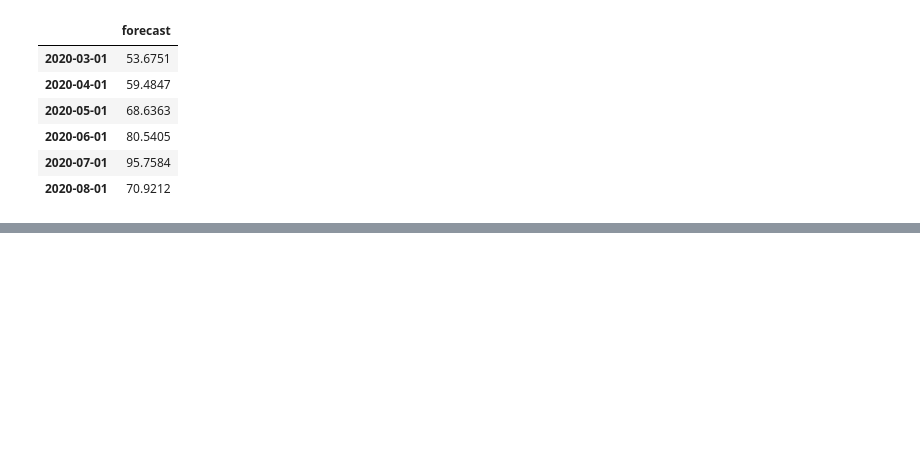
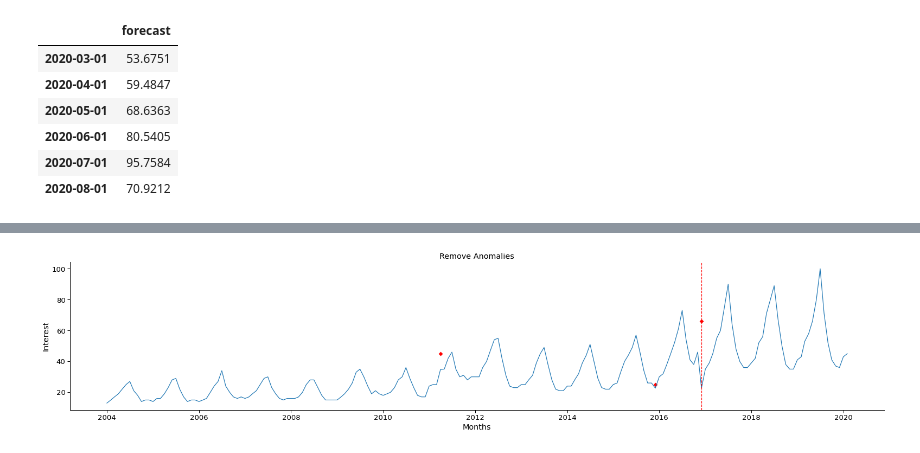
Before and after one commit to razielar/coursera_time_series_forecasting, a Jupyter notebook: anomaly_detection/AnomalyDetection_STL.ipynb, the cells around one changed output, grey strips where cells are left out. Drawn from its saved outputs; the diff is of its cells as text; code cells hidden in the pictures; blank space fills up the shorter version.

```diff
--- a/anomaly_detection/AnomalyDetection_STL.ipynb
+++ b/anomaly_detection/AnomalyDetection_STL.ipynb
@@ -360,2 +360,5 @@ plt.tight_layout()
 What to do about the anamaly?
 * Simple idea: use mean of other months
+# %%
+adjusted_data = train.copy(deep= True)
+adjusted_data
@@ -361,0 +382,14 @@ What to do about the anamaly?
+# %%
+december_data = df[df.index.month == 12]
+april_data = df[df.index.month == 4]
+
+# Replace April Anomalies
+adjusted_data.loc[anomalies.index[0]] = april_data[april_data.index != anomalies.index[0]].mean()
+# Replace December Anomalies
+december_replace_value = december_data[~december_data.index.isin(anomalies.index[1:3])].mean()
+
+adjusted_data.loc[anomalies.index[1]] = december_replace_value
+adjusted_data.loc[anomalies.index[2]] = december_replace_value
+
+# Confirm
+adjusted_data.loc[anomalies.index]
@@ -361,0 +410,14 @@ What to do about the anamaly?
+# %%
+plt.plot(adjusted_data)
+plt.scatter(anomalies.index, anomalies.interest, color='r', marker='D')
+plt.axvline(x= datetime(2016, 12, 1), color= "r", linestyle= "dashed")
+
+# for i in range(2004,2021):
+#     plt.axvline(datetime(i,1,1), color='k', linestyle='--', alpha=0.7)
+
+plt.title("Remove Anomalies")
+plt.ylabel("Interest")
+plt.xlabel("Months")
+plt.tight_layout()
+# %% [output]
+[figure, added]
```
Also changed, not shown: parts of 21 cells of this notebook.
